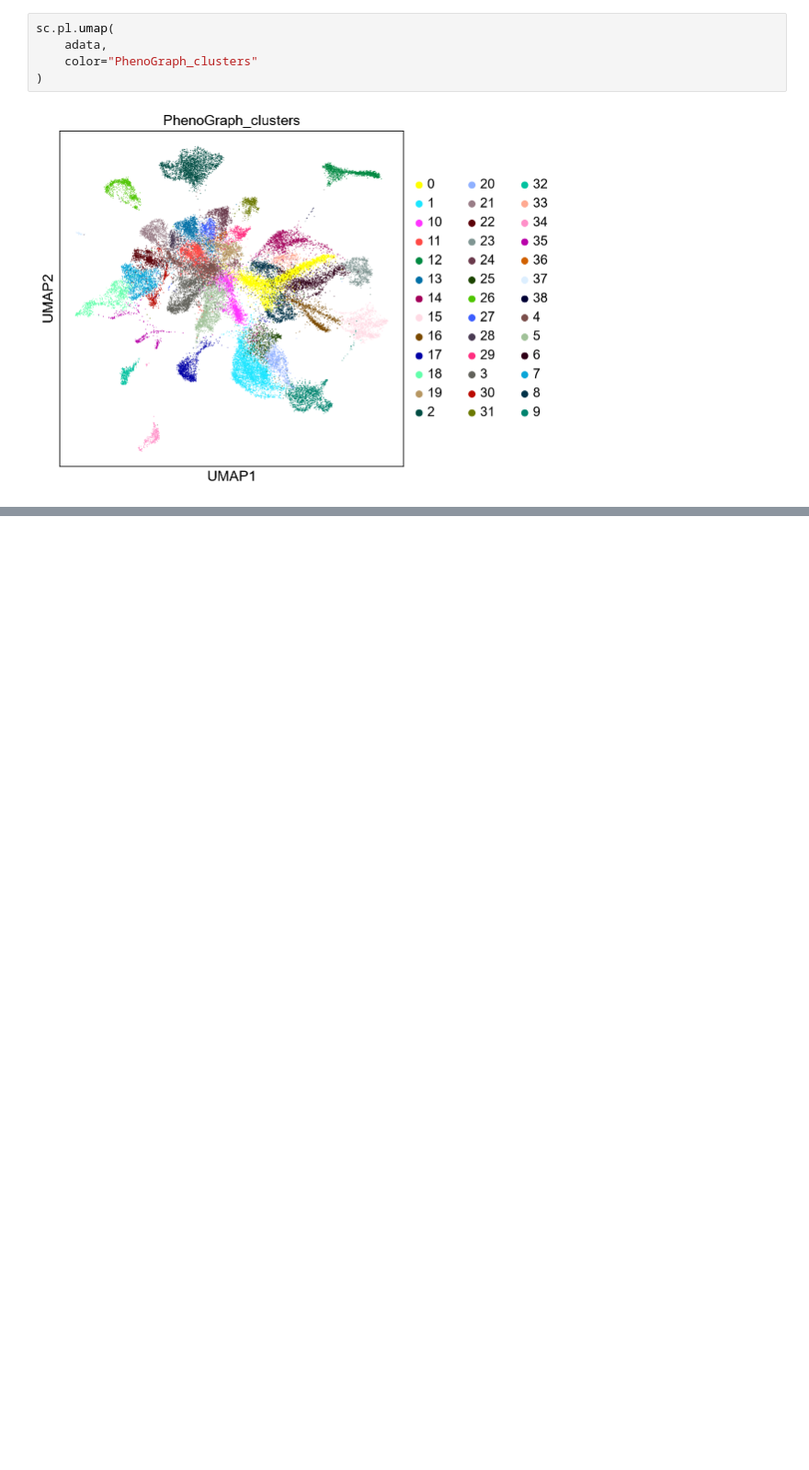
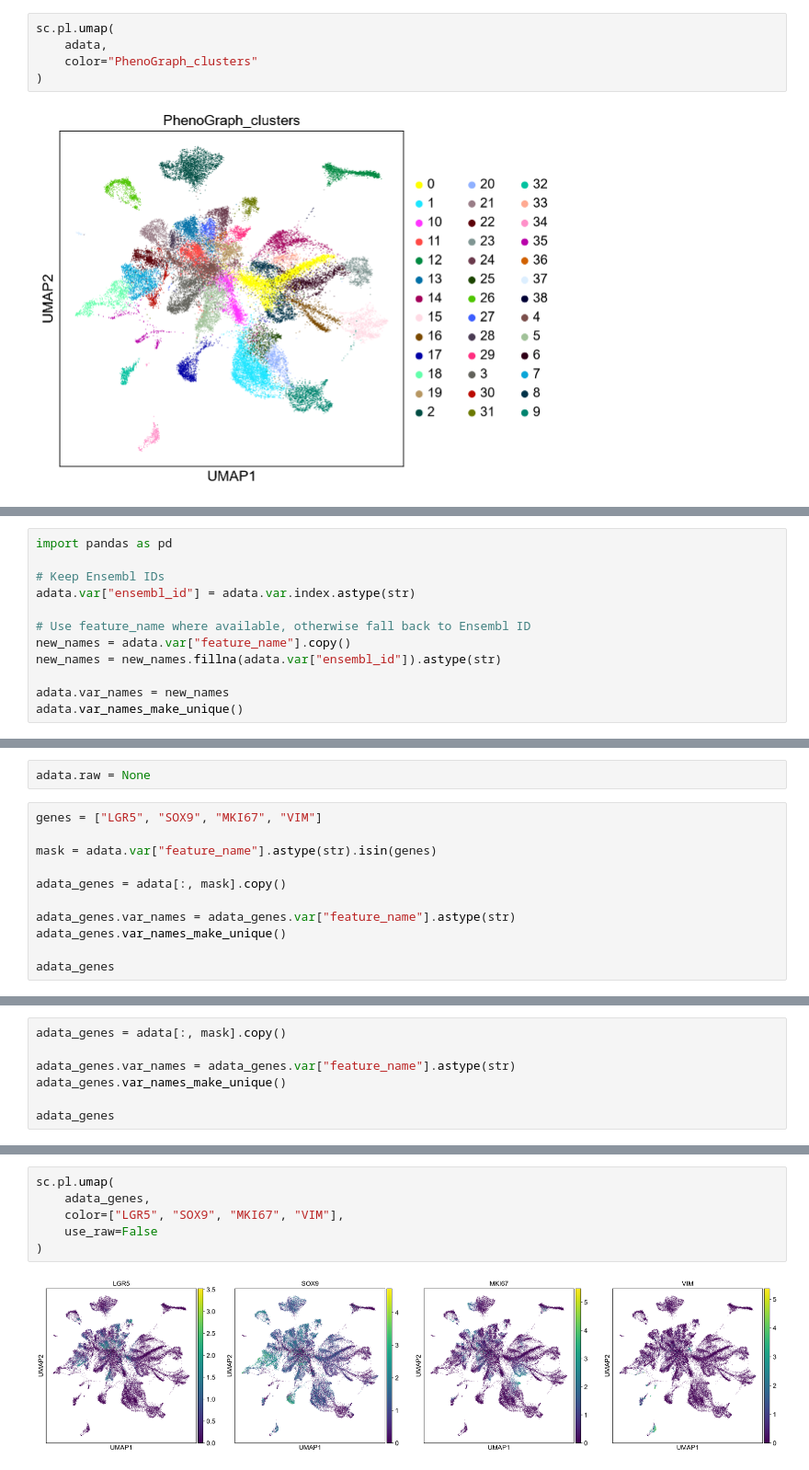
Before and after one commit to shrek2022001/Single-cell-immune-landscape-in-cancer, a Jupyter notebook: code.ipynb, the cells around one changed output, grey strips where cells are left out. Shown at 92% size. Drawn from its saved outputs; the diff is of its cells as text; blank space fills up the shorter version.

Commit message:
Explore colorectal cancer dataset metadata and UMAP

```diff
--- a/code.ipynb
+++ b/code.ipynb
@@ -320,0 +491,12 @@ MemoryError: Unable to allocate 600. MiB for an array with shape (157173279,) an
+# %%
+import pandas as pd
+
+# Keep Ensembl IDs
+adata.var["ensembl_id"] = adata.var.index.astype(str)
+
+# Use feature_name where available, otherwise fall back to Ensembl ID
+new_names = adata.var["feature_name"].copy()
+new_names = new_names.fillna(adata.var["ensembl_id"]).astype(str)
+
+adata.var_names = new_names
+adata.var_names_make_unique()
@@ -320,0 +520,13 @@ MemoryError: Unable to allocate 600. MiB for an array with shape (157173279,) an
+# %%
+adata.raw = None
+# %%
+genes = ["LGR5", "SOX9", "MKI67", "VIM"]
+
+mask = adata.var["feature_name"].astype(str).isin(genes)
+
+adata_genes = adata[:, mask].copy()
+
+adata_genes.var_names = adata_genes.var["feature_name"].astype(str)
+adata_genes.var_names_make_unique()
+
+adata_genes
@@ -320,0 +540,7 @@ MemoryError: Unable to allocate 600. MiB for an array with shape (157173279,) an
+# %%
+adata_genes = adata[:, mask].copy()
+
+adata_genes.var_names = adata_genes.var["feature_name"].astype(str)
+adata_genes.var_names_make_unique()
+
+adata_genes
@@ -320,0 +554,8 @@ MemoryError: Unable to allocate 600. MiB for an array with shape (157173279,) an
+# %%
+sc.pl.umap(
+    adata_genes,
+    color=["LGR5", "SOX9", "MKI67", "VIM"],
+    use_raw=False
+)
+# %% [output]
+[figure, added]
```
Also changed, not shown: parts of 23 cells of this notebook.
